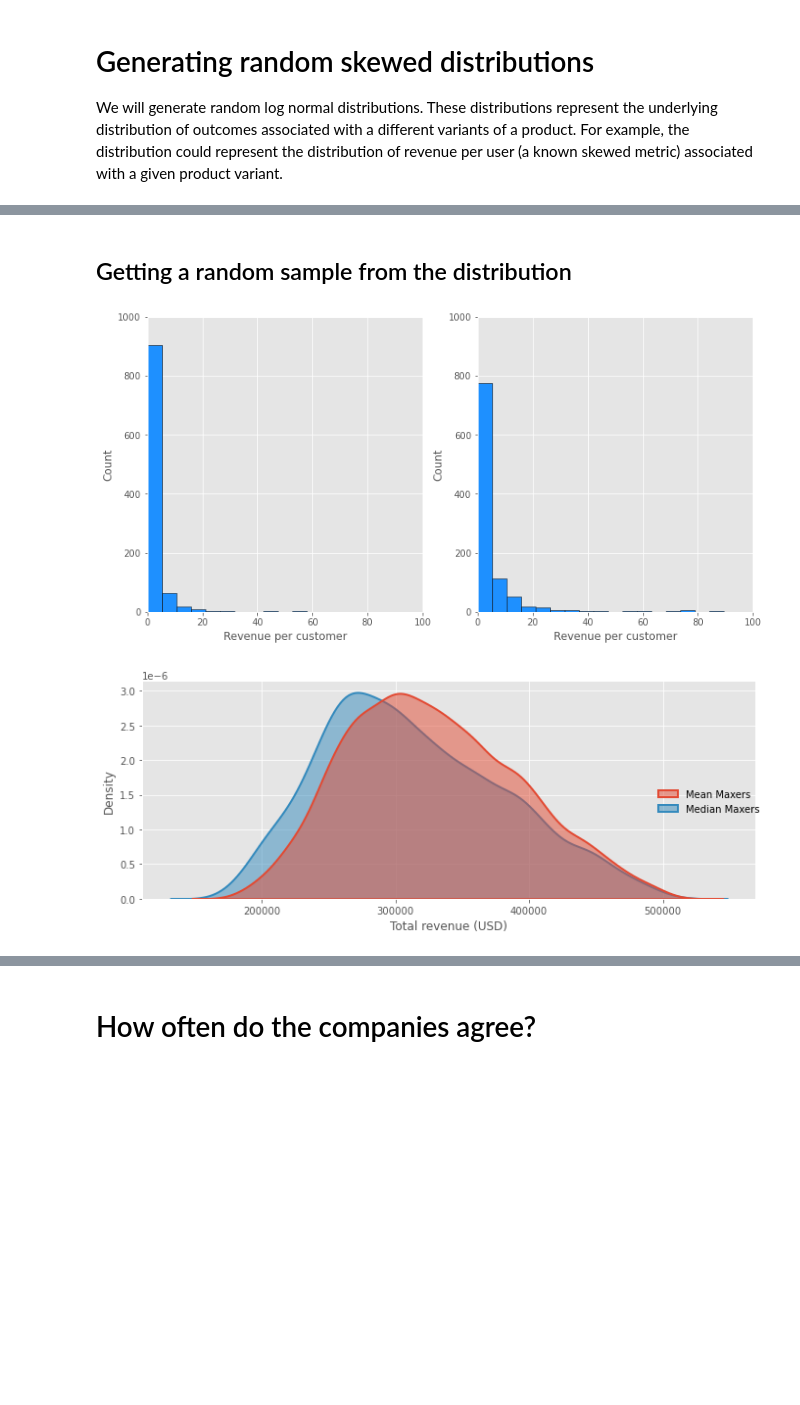
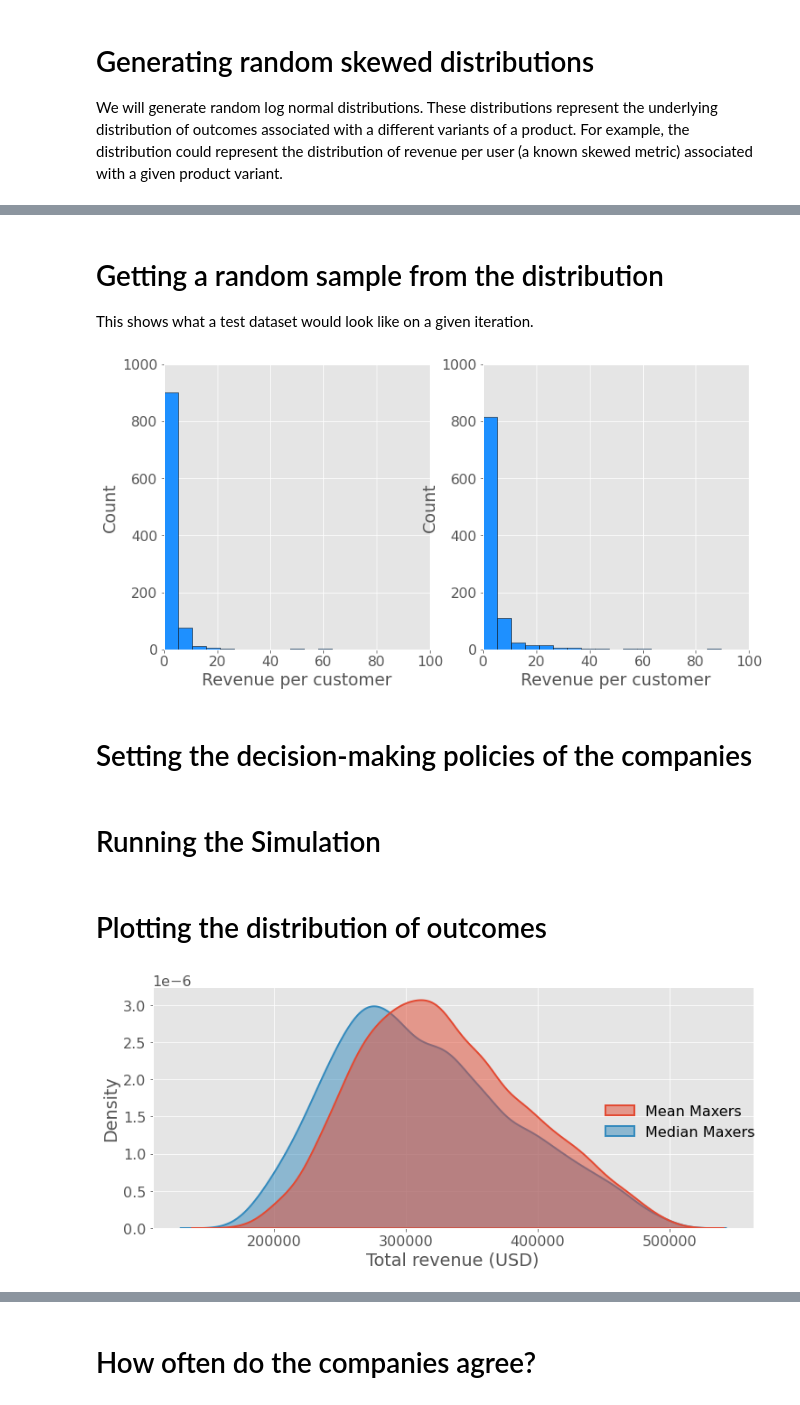
Before and after one commit to tbuffington7/a-tale-of-two-companies, a Jupyter notebook: simulation.ipynb, the cells around one changed output, grey strips where cells are left out. Drawn from its saved outputs; the diff is of its cells as text; code cells hidden in the pictures; blank space fills up the shorter version.

Commit message:
Updated notebook, figures

```diff
--- a/simulation.ipynb
+++ b/simulation.ipynb
@@ -36,31 +34,35 @@ Text(0, 0.5, 'Probability density')
 [figure]
 # %% [markdown]
-## Getting a random sample from the distribution
+# Getting a random sample from the distribution
+This shows what a test dataset would look like on a given iteration.
 # %%
+num_samples = 1000
+
+np.random.seed(777)
+
 plt.rcParams['figure.figsize'] = 12,6
-num_samples = 1000
-np.random.seed()
+plt.rcParams['font.size'] = 16
+
+def plot_random_sample():
+    distribution = generate_random_log_normal()
+    sample = distribution.rvs(num_samples)
+    plt.hist(sample, bins=np.linspace(0,100, 20), color='dodgerblue', edgecolor='k')
+    plt.xlim(0,100)
+    plt.ylim(0,1000)
+    plt.xlabel('Revenue per customer')
+    plt.ylabel('Count')
 
 plt.subplot(1,2, 1)
-distribution = generate_random_log_normal()
-sample = distribution.rvs(num_samples)
-plt.hist(sample, bins=np.linspace(0,100, 20), color='dodgerblue', edgecolor='k')
-plt.xlim(0,100)
-plt.ylim(0,1000)
-plt.xlabel('Revenue per customer')
-plt.ylabel('Count')
+plot_random_sample()
 
 plt.subplot(1,2, 2)
-distribution = generate_random_log_normal()
-sample = distribution.rvs(num_samples)
-plt.hist(sample, bins=np.linspace(0,100, 20), color='dodgerblue', edgecolor='k')
-plt.xlim(0,100)
-plt.ylim(0,1000)
-plt.xlabel('Revenue per customer')
-plt.ylabel('Count')
-plt.savefig('test_data.png', dpi=300)
+plot_random_sample()
+
+plt.savefig('figures/test_data.png', dpi=300)
 # %% [output]
-[figure, old version]
+[figure, new version]
+# %% [markdown]
+# Setting the decision-making policies of the companies
 # %%
 def choose_lottery_mean_maxers(sample_data_A, sample_data_B):
     if np.mean(sample_data_A) >= np.mean(sample_data_B):
@@ -73,6 +75,8 @@ def choose_lottery_median_maxers(sample_data_A, sample_data_B):
         return 'distribution_A'
     else:
         return 'distribution_B'
+# %% [markdown]
+# Running the Simulation
 # %%
 num_simulations = 5000
 num_samples = 1000
@@ -110,11 +114,14 @@ for i in tqdm(range(num_simulations)):
 # Converting to a pandas dataframe for easier analysis
 result_df = pd.DataFrame(simulated_rewards)
 selection_df = pd.DataFrame(selections)
+# %% [markdown]
+# Plotting the distribution of outcomes
 # %%
-sns.displot(result_df ,kind='kde', height=4, aspect=2,
+plt.rcParams['figure.figsize'] = 12,8
+sns.displot(result_df ,kind='kde', height=5, aspect=1.6,
             fill=True, gridsize=2000, alpha=0.5, linewidth=2)
 plt.xlabel('Total revenue (USD)')
 plt.tight_layout()
-plt.savefig('results_comparision', dpi=500)
+plt.savefig('figures/results_comparision', dpi=300)
 # %% [output]
-[figure, old version]
+[figure, new version]
```
Also changed, not shown: parts of 9 cells of this notebook, 4 other files.
